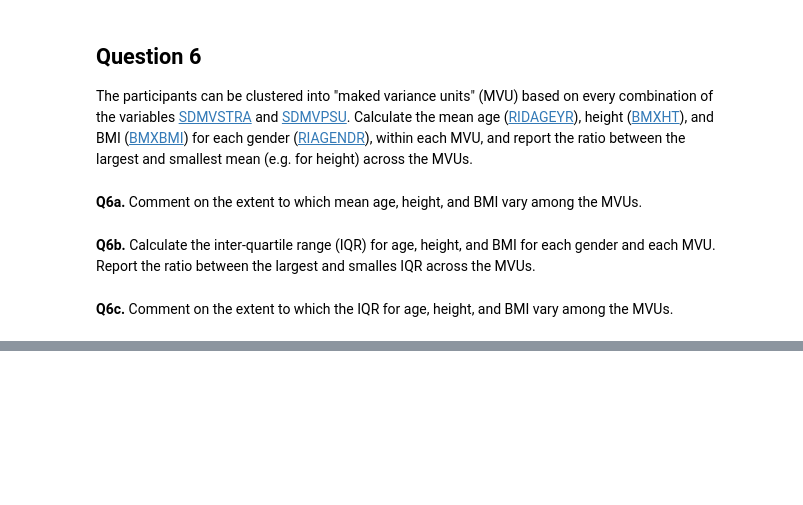
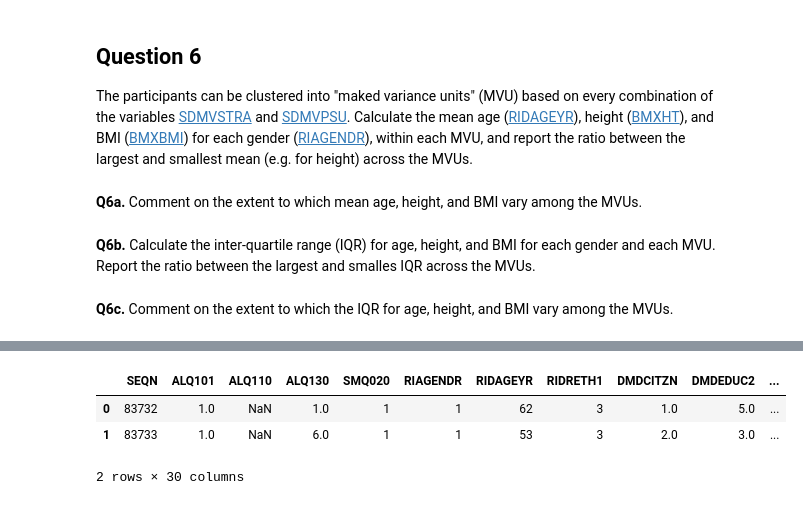
Before and after one commit to usunyu/my-awesome-courses, a Jupyter notebook: Understanding and Visualizing Data with Python/Week 2/nhanes_univariate_practice.ipynb, the cells around one changed output, grey strips where cells are left out. Drawn from its saved outputs; the diff is of its cells as text; code cells hidden in the pictures; blank space fills up the shorter version.

```diff
--- a/Understanding and Visualizing Data with Python/Week 2/nhanes_univariate_practice.ipynb
+++ b/Understanding and Visualizing Data with Python/Week 2/nhanes_univariate_practice.ipynb
@@ -343,0 +498,7 @@ __Q6c.__ Comment on the extent to which the IQR for age, height, and BMI vary am
+# %%
+da.head(2)
+# %% [output]
+|  | SEQN | ALQ101 | ALQ110 | ALQ130 | SMQ020 | RIAGENDR | RIDAGEYR | RIDRETH1 | DMDCITZN | DMDEDUC2 | ... |
+| 0 | 83732 | 1.0 | NaN | 1.0 | 1 | 1 | 62 | 3 | 1.0 | 5.0 | ... |
+| 1 | 83733 | 1.0 | NaN | 6.0 | 1 | 1 | 53 | 3 | 2.0 | 3.0 | ... |
+2 rows × 30 columns
```
Also changed, not shown: parts of 32 cells of this notebook.
